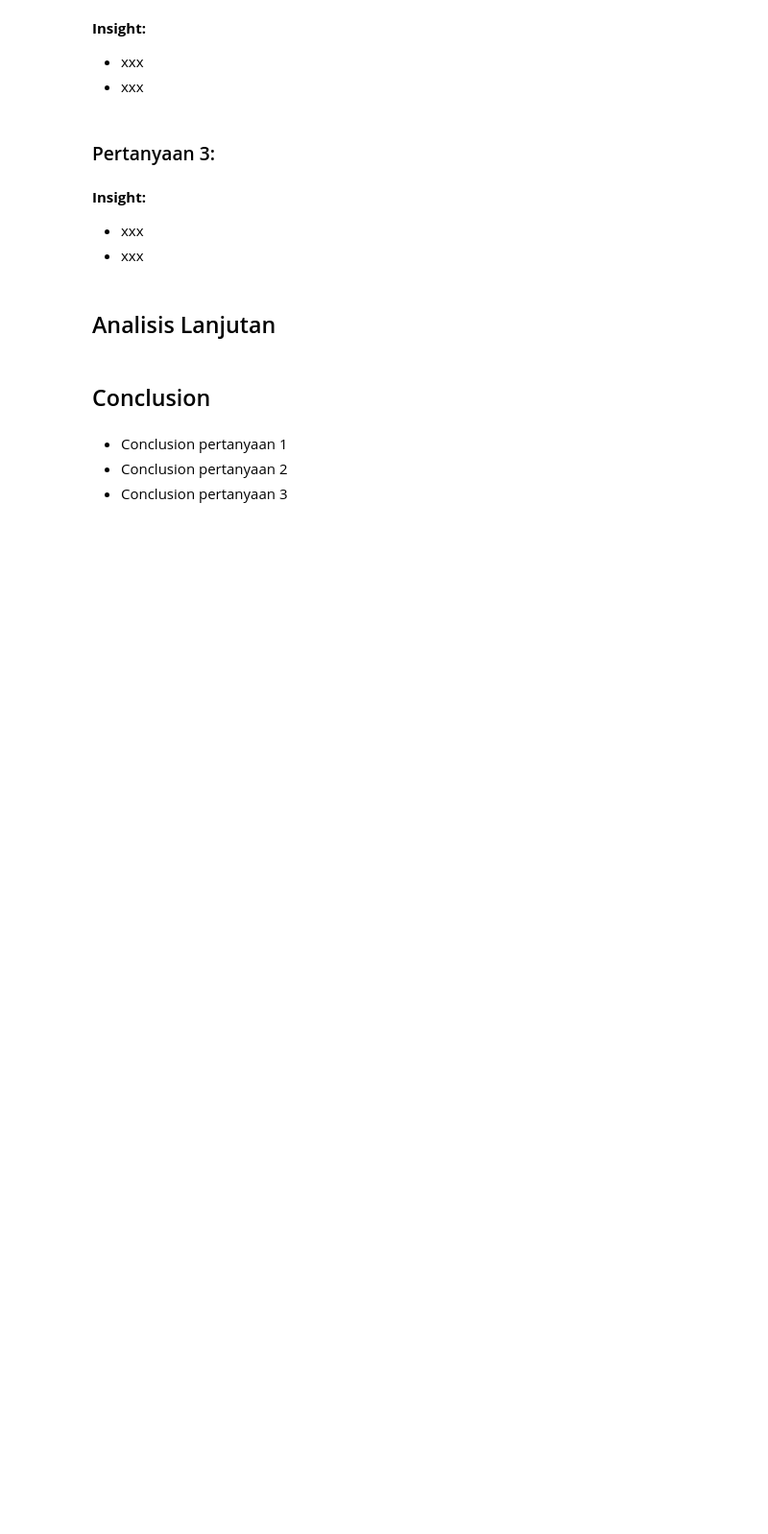
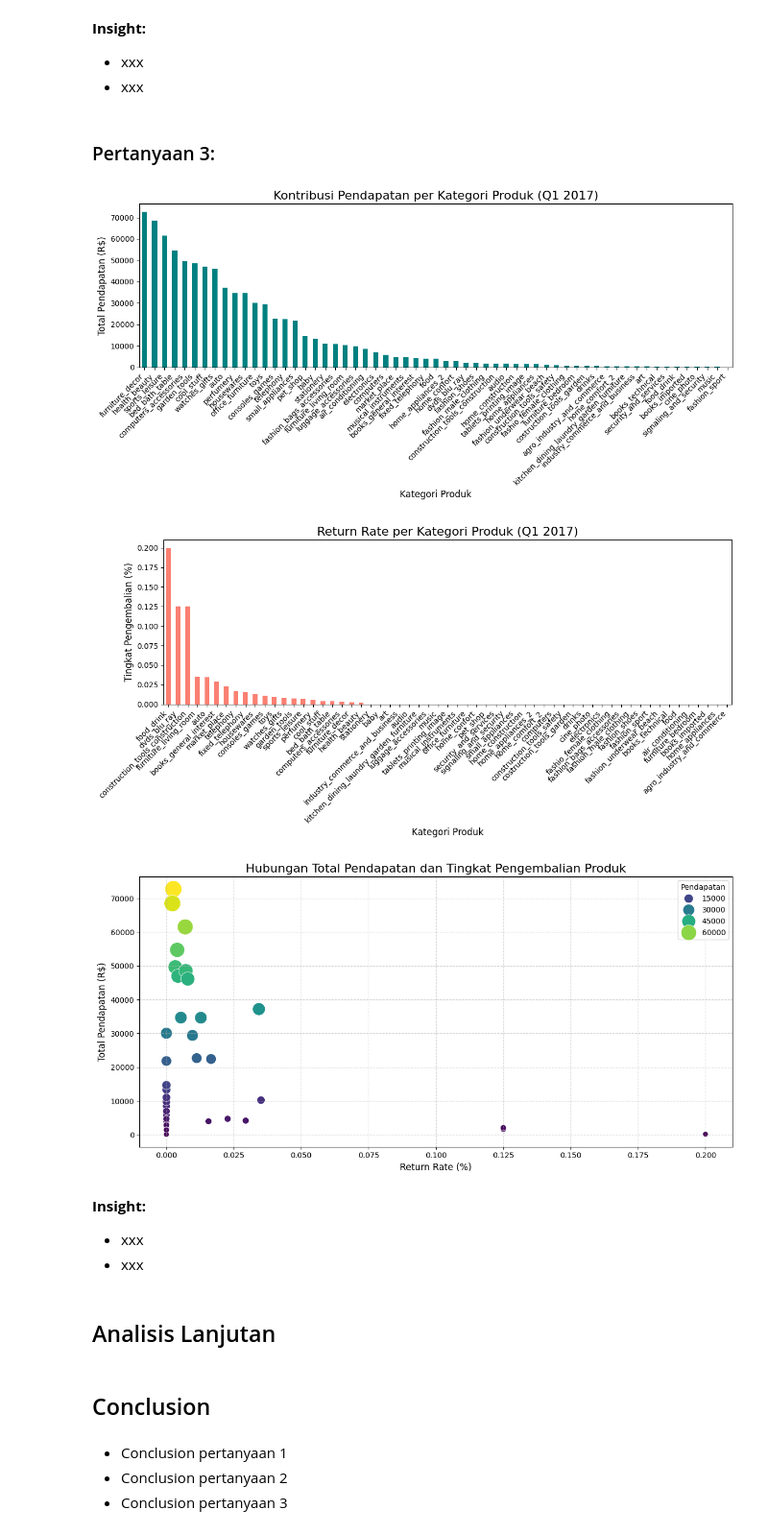
Before and after one commit to faarismuda/E-commerce-Analysis, a Jupyter notebook: Proyek Analisis Data Dicoding - Faaris Muda Dwi Nugraha.ipynb, the cells around one changed output. Shown at 96% size. Drawn from its saved outputs; the diff is of its cells as text; code cells hidden in the pictures; blank space fills up the shorter version.

```diff
--- a/Proyek Analisis Data Dicoding - Faaris Muda Dwi Nugraha.ipynb
+++ b/Proyek Analisis Data Dicoding - Faaris Muda Dwi Nugraha.ipynb
@@ -424,0 +453,15 @@ rfm['segment'] = rfm['RFM_score'].apply(segment_customers)
+# %%
+# Kontribusi Pendapatan Per Kategori Produk
+revenue_by_category = data_q3_cleaned.groupby('product_category_name_english')['total_revenue'].sum().sort_values(ascending=False)
+
+# Tingkat Pengembalian Produk (Return Rate)
+# Anggap 'canceled' dan 'returned' dalam 'order_status' merepresentasikan pengembalian
+data_q3_cleaned['is_returned'] = data_q3_cleaned['order_status'].isin(['canceled', 'returned']).astype(int)
+return_rate_by_category = data_q3_cleaned.groupby('product_category_name_english')['is_returned'].mean().sort_values(ascending=False)
+
+# Korelasi Pendapatan dan Return Rate
+# Gabungkan revenue dan return rate dalam satu dataframe
+combined_metrics = pd.DataFrame({
+    'total_revenue': revenue_by_category,
+    'return_rate': return_rate_by_category
+}).dropna()
@@ -542,6 +577,44 @@ plt.show()
 - xxx
 # %% [markdown]
 ### Pertanyaan 3:
+# %%
+# Plot Kontribusi Pendapatan
+plt.figure(figsize=(12, 6))
+revenue_by_category.plot(kind='bar', color='teal')
+plt.title('Kontribusi Pendapatan per Kategori Produk (Q1 2017)', fontsize=16)
+plt.ylabel('Total Pendapatan (R$)', fontsize=12)
+plt.xlabel('Kategori Produk', fontsize=12)
+plt.xticks(rotation=45, ha='right')
+plt.tight_layout()
+plt.savefig("revenue_by_category_q1_2017.png")
+plt.show()
+
+# Plot Return Rate
+plt.figure(figsize=(12, 6))
+return_rate_by_category.plot(kind='bar', color='salmon')
+plt.title('Return Rate per Kategori Produk (Q1 2017)', fontsize=16)
+plt.ylabel('Tingkat Pengembalian (%)', fontsize=12)
+plt.xlabel('Kategori Produk', fontsize=12)
+plt.xticks(rotation=45, ha='right')
+plt.tight_layout()
+plt.savefig("return_rate_by_category_q1_2017.png")
+plt.show()
+
+# Scatter Plot untuk melihat pola hubungan
+plt.figure(figsize=(12, 6))
+sns.scatterplot(data=combined_metrics, x='return_rate', y='total_revenue', hue='total_revenue', size='total_revenue', sizes=(50, 500), palette='viridis')
+plt.title('Hubungan Total Pendapatan dan Tingkat Pengembalian Produk', fontsize=16)
+plt.xlabel('Return Rate (%)', fontsize=12)
+plt.ylabel('Total Pendapatan (R$)', fontsize=12)
+plt.grid(True, linestyle='--', alpha=0.6)
+plt.legend(title="Pendapatan", loc='upper right')
+plt.tight_layout()
+plt.savefig("correlation_revenue_return_rate.png")
+plt.show()
+# %% [output]
+[figure, added]
+[figure, added]
+[figure, added]
 # %% [markdown]
 **Insight:**
 - xxx
```
Also changed, not shown: parts of 15 cells of this notebook.
